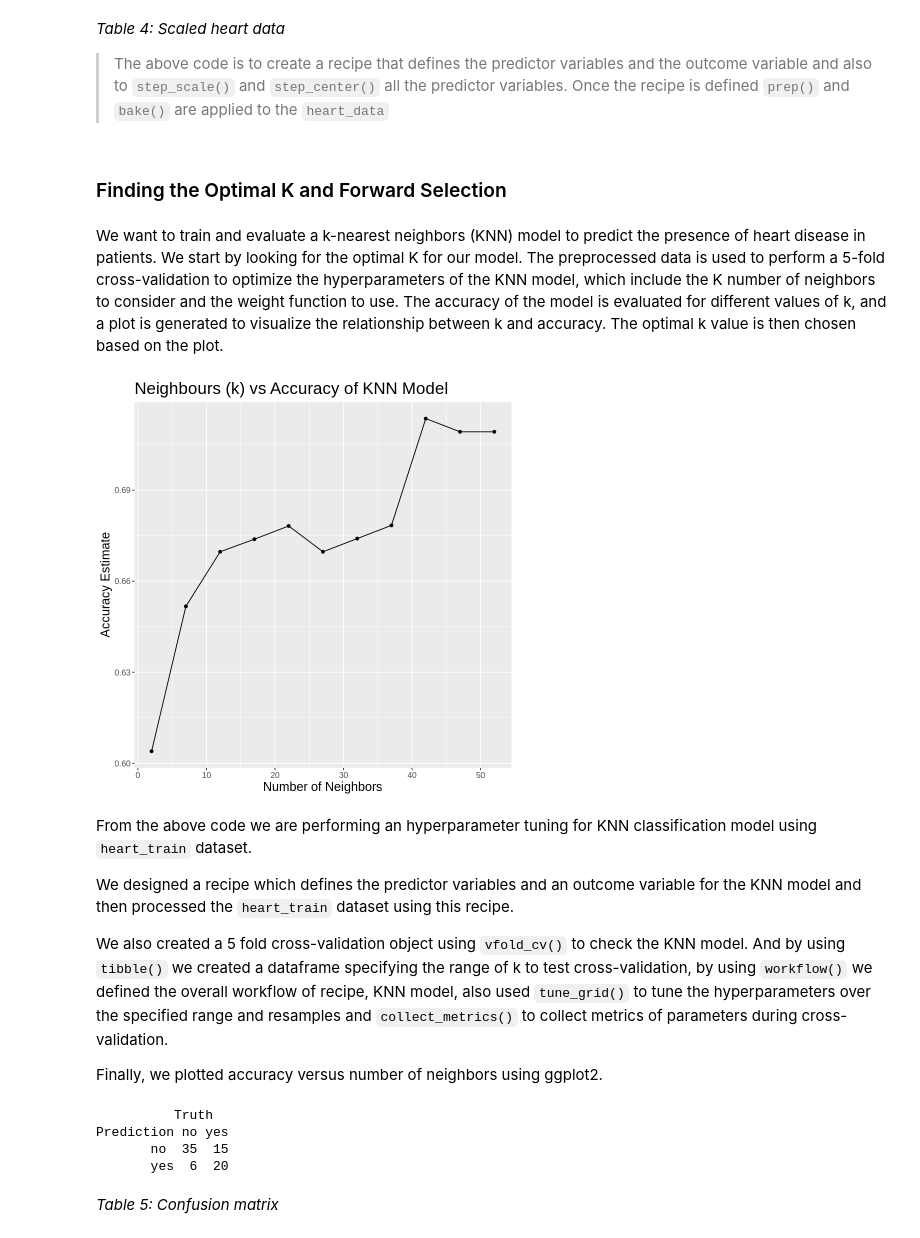
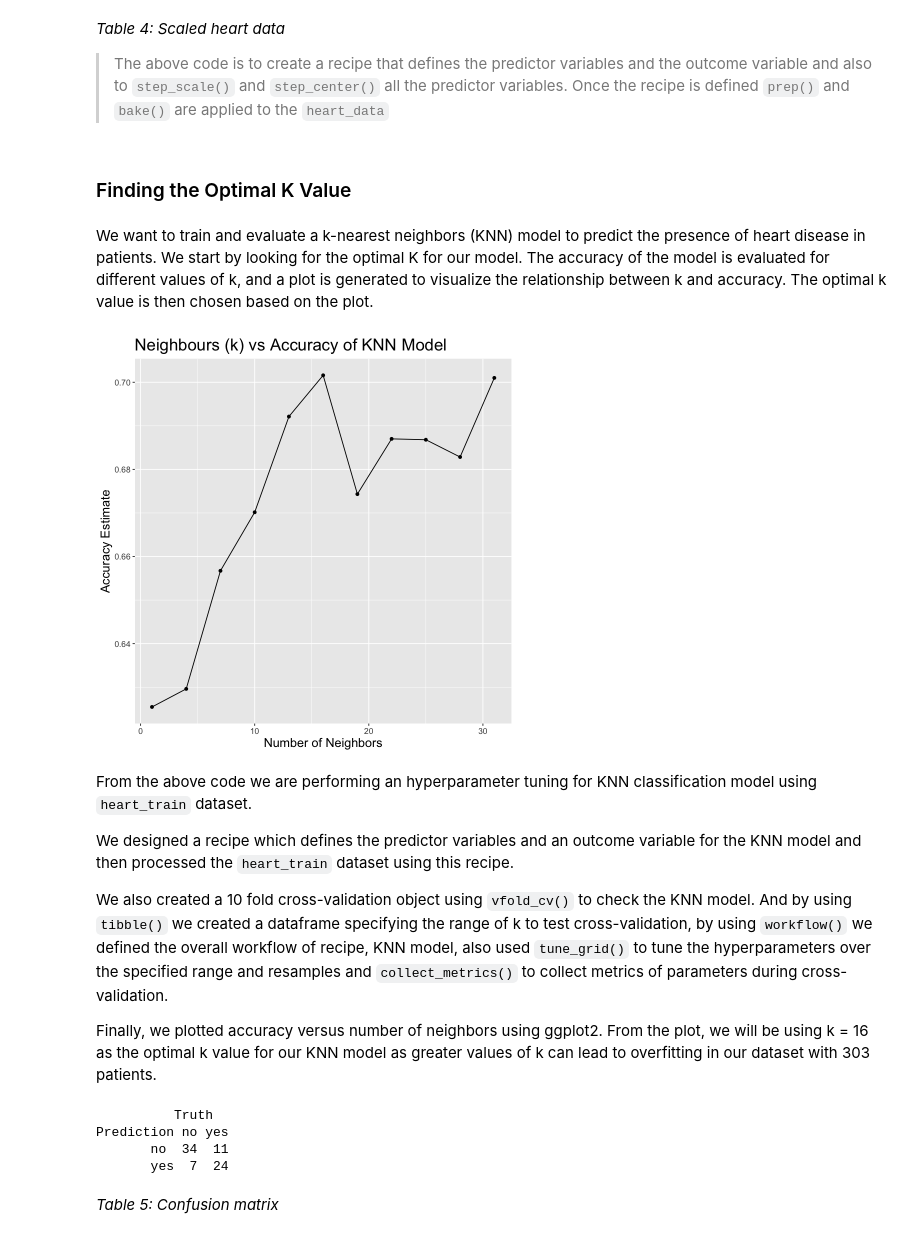
Before and after one commit to itsDagu/dsci100-group-01, a Jupyter notebook: group_proposal.ipynb, the cells around one changed output. Drawn from its saved outputs; the diff is of its cells as text; code cells hidden in the pictures.

```diff
--- a/group_proposal.ipynb
+++ b/group_proposal.ipynb
@@ -188,9 +188,9 @@ A tibble: 303 x 6
 *Table 4: Scaled heart data*
 > The above code is to create a recipe that defines the predictor variables and the outcome variable and also to `step_scale()` and `step_center()` all the predictor variables. Once the recipe is defined `prep()` and `bake()` are applied to the `heart_data`
 # %% [markdown]
-### Finding the Optimal K and Forward Selection
+### Finding the Optimal K Value
 # %% [markdown]
-We want to train and evaluate a k-nearest neighbors (KNN) model to predict the presence of heart disease in patients. We start by looking for the optimal K for our model. The preprocessed data is used to perform a 5-fold cross-validation to optimize the hyperparameters of the KNN model, which include the K number of neighbors to consider and the weight function to use. The accuracy of the model is evaluated for different values of k, and a plot is generated to visualize the relationship between k and accuracy. The optimal k value is then chosen based on the plot.
+We want to train and evaluate a k-nearest neighbors (KNN) model to predict the presence of heart disease in patients. We start by looking for the optimal K for our model. The accuracy of the model is evaluated for different values of k, and a plot is generated to visualize the relationship between k and accuracy. The optimal k value is then chosen based on the plot.
 # %%
 ## Finding the optimal k value for the KNN model
 knn_recipe <- recipe(presence ~ age + rest_bp + cholesterol + max_hr + st_depr, data = heart_train)
@@ -198,47 +198,47 @@ knn_recipe <- recipe(presence ~ age + rest_bp + cholesterol + max_hr + st_depr,
 heart_train <- knn_recipe |>
     prep() |>
     bake(heart_train)
 
-knn_vfold <- vfold_cv(heart_train, v = 5, strata = presence)
+knn_vfold <- vfold_cv(heart_train, v = 10, strata = presence)
 
 knn_tune <- nearest_neighbor(weight_func = "rectangular", neighbors = tune()) |>
     set_engine("kknn") |>
     set_mode("classification")
 
-k <- tibble(neighbors = seq(2, 52, 5))
+k <- tibble(neighbors = seq(1, 32, 3))
 
 knn_results <- workflow() |>
     add_recipe(knn_recipe) |>
     add_model(knn_tune) |>
     tune_grid(resamples = knn_vfold, grid = k) |>
     collect_metrics()
 
 accuracies <- knn_results |>
     filter(.metric == "accuracy")
 
 cross_val_plot <- ggplot(accuracies, aes(x = neighbors, y = mean)) +
     geom_point() +
     geom_line() +
     ggtitle("Neighbours (k) vs Accuracy of KNN Model") +
     labs(x = "Number of Neighbors", y = "Accuracy Estimate") +
     theme(axis.title = element_text(size = 15)) +
     theme(axis.text = element_text(size = 10)) +
     theme(plot.title = element_text(size = 20))
 
 cross_val_plot
 # %% [output]
-[figure, old version]
+[figure, new version]
 # %% [markdown]
 From the above code we are performing an hyperparameter tuning for KNN classification model using `heart_train` dataset.
 
 We designed a recipe which defines the predictor variables and an outcome variable for the KNN model and then processed the `heart_train` dataset using this recipe.
 
-We also created a 5 fold cross-validation object using `vfold_cv()`  to check the KNN model. And by using `tibble()` we created a dataframe specifying the range of k to test cross-validation, by using `workflow()` we defined the overall workflow of recipe, KNN model, also used `tune_grid()` to tune the hyperparameters over the specified range and resamples and `collect_metrics()` to collect metrics of parameters during cross-validation.
+We also created a 10 fold cross-validation object using `vfold_cv()`  to check the KNN model. And by using `tibble()` we created a dataframe specifying the range of k to test cross-validation, by using `workflow()` we defined the overall workflow of recipe, KNN model, also used `tune_grid()` to tune the hyperparameters over the specified range and resamples and `collect_metrics()` to collect metrics of parameters during cross-validation.
 
-Finally, we plotted accuracy versus number of neighbors using ggplot2.
+Finally, we plotted accuracy versus number of neighbors using ggplot2. From the plot, we will be using k = 16 as the optimal k value for our KNN model as greater values of k can lead to overfitting in our dataset with 303 patients.
 # %%
 ## Testing the model
-knn_spec <- nearest_neighbor(weight = "rectangular", neighbor = 42) |>
+knn_spec <- nearest_neighbor(weight = "rectangular", neighbor = 16) |>
     set_engine("kknn") |>
     set_mode("classification")
 
@@ -260,8 +260,8 @@ knn_conf_mat
 # %% [output]
           Truth
 Prediction no yes
-       no  35  15
-       yes  6  20
+       no  34  11
+       yes  7  24
 # %% [markdown]
 *Table 5: Confusion matrix*
 # %% [markdown]
```
Also changed, not shown: parts of 19 cells of this notebook.
